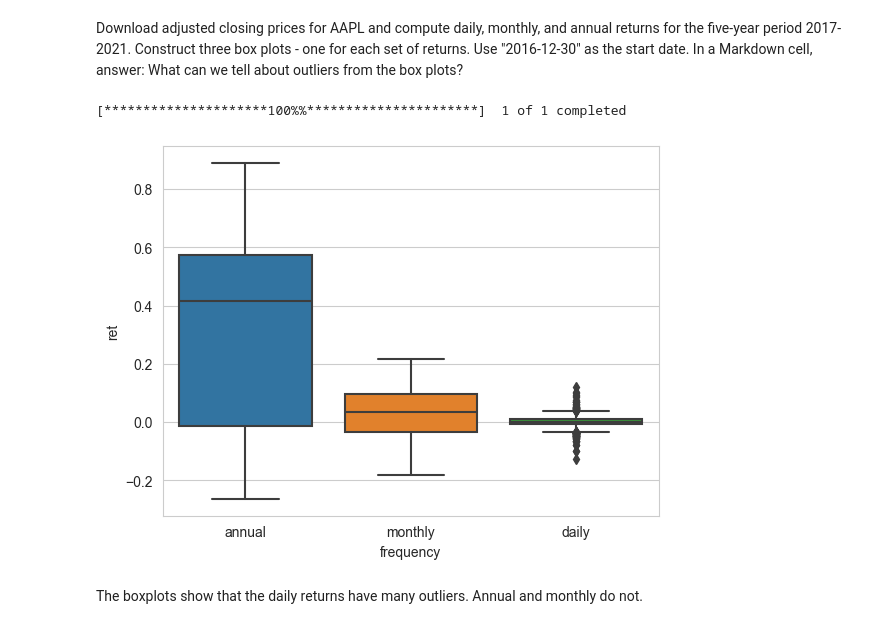
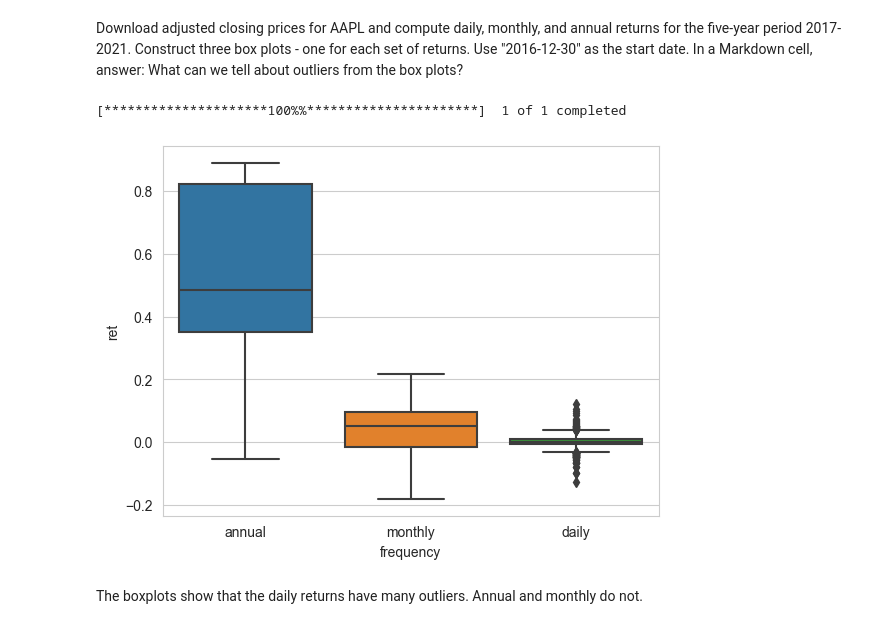
Before and after one commit to kerryback/busi721-901, a Jupyter notebook: solutions/module2.ipynb, the cells around one changed output. Cells and saved outputs as stored; diff of their text form; code cells hidden in the pictures.

```diff
--- a/solutions/module2.ipynb
+++ b/solutions/module2.ipynb
@@ -24,23 +24,23 @@ Download adjusted closing prices for AAPL and compute daily, monthly, and annual
 # %%
 import pandas as pd
 
-price = yf.download("AAPL", start="2016-12-30")["Adj Close"]
+price = yf.download("AAPL", start="2016-12-30", end="2021-12-31")["Adj Close"]
 annual = price.resample("Y").last().pct_change()
 monthly = price.resample("M").last().pct_change()
 daily = price.pct_change()
 
 df = None
 for d , n in zip([annual, monthly, daily], ["annual", "monthly", "daily"]):
     d = pd.DataFrame(d)
     d.columns = ["ret"]
     d["frequency"] = n
     df = pd.concat((df, d))
 
 sns.boxplot(df, y="ret", x="frequency")
 plt.show()
 # %% [output]
 [*********************100%%**********************]  1 of 1 completed
-[figure, old version]
+[figure, new version]
 # %% [markdown]
 The boxplots show that the daily returns have many outliers.  Annual and monthly do not.
 # %% [markdown]
```
Also changed, not shown: parts of 1 cell of this notebook, 41 other files.
